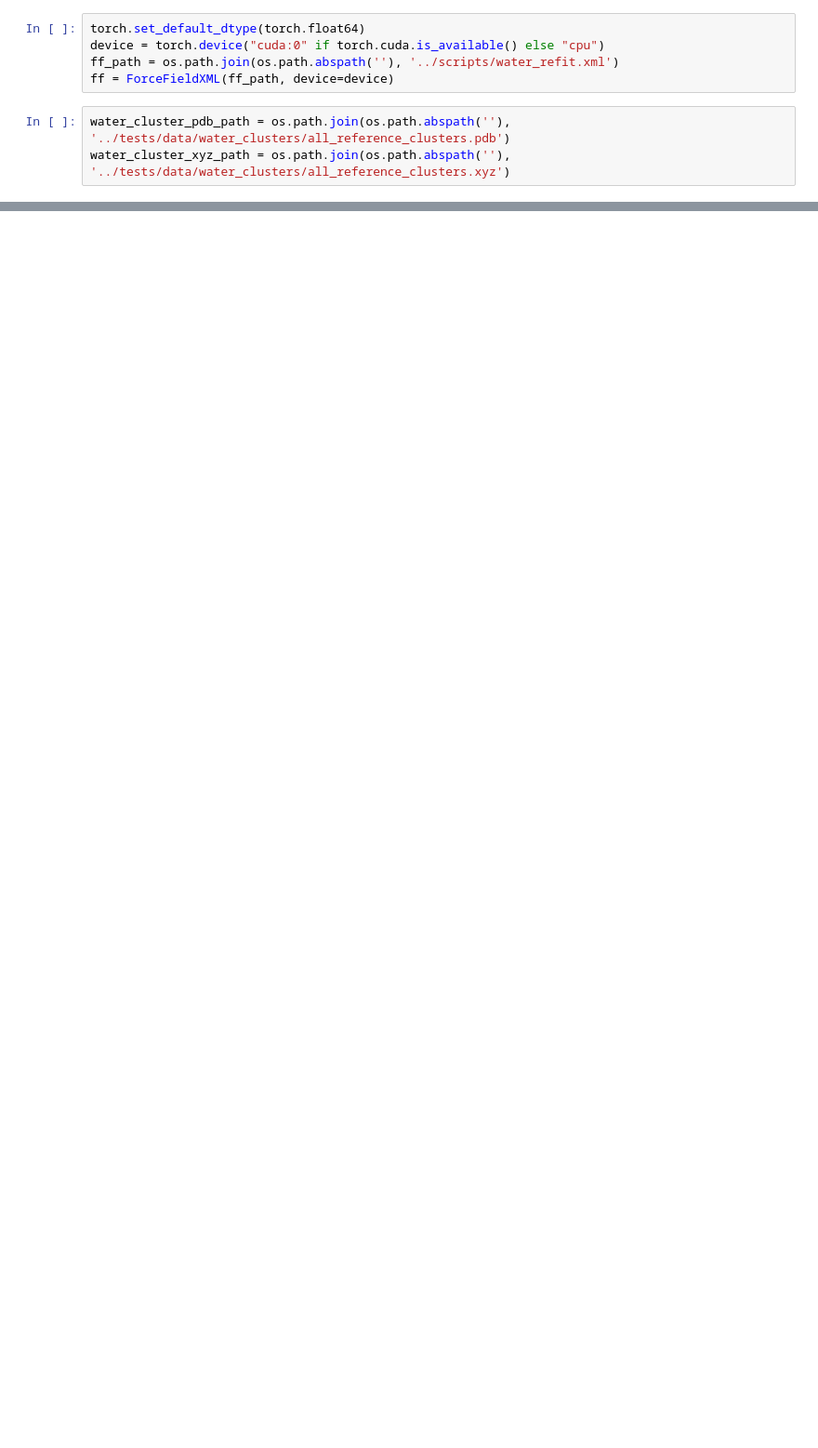
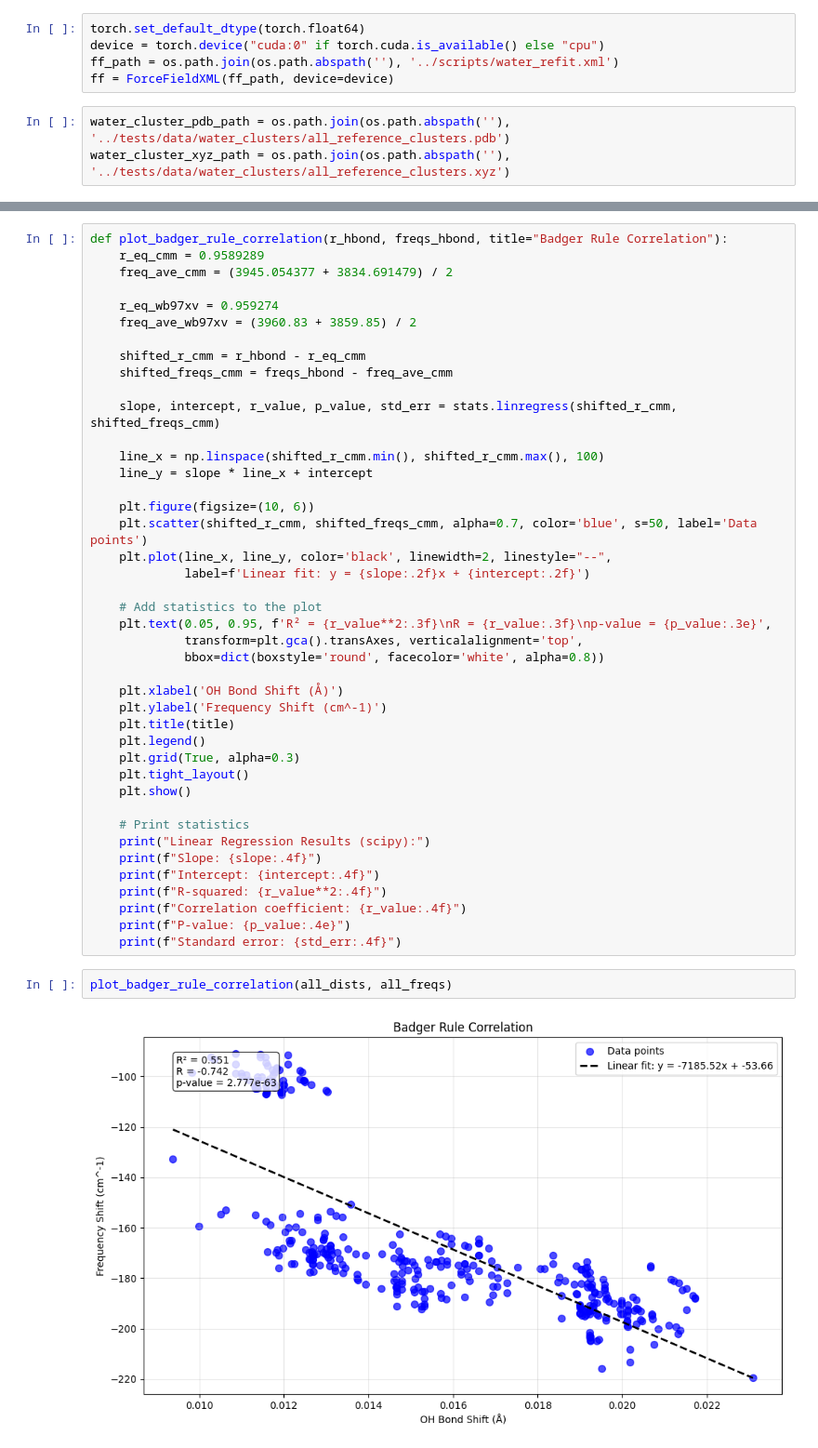
Before and after one commit to Ericwang6/pyCMM, a Jupyter notebook: notebooks/water_cluster_analysis.ipynb, the cells around one changed output, grey strips where cells are left out. Shown: that part at 93% size. Drawn from its saved outputs; the diff is of its cells as text; blank space fills up the shorter version.

Commit message:
Added harmonic analysis driver and began looking at badger rule correlation for new models

```diff
--- a/notebooks/water_cluster_analysis.ipynb
+++ b/notebooks/water_cluster_analysis.ipynb
@@ -89,0 +200,46 @@ tensor([[-7.2853e-02, -1.5006e+00, -3.8621e-19],
+# %%
+def plot_badger_rule_correlation(r_hbond, freqs_hbond, title="Badger Rule Correlation"):
+    r_eq_cmm = 0.9589289
+    freq_ave_cmm = (3945.054377 + 3834.691479) / 2
+
+    r_eq_wb97xv = 0.959274
+    freq_ave_wb97xv = (3960.83 + 3859.85) / 2
+
+    shifted_r_cmm = r_hbond - r_eq_cmm
+    shifted_freqs_cmm = freqs_hbond - freq_ave_cmm
+
+    slope, intercept, r_value, p_value, std_err = stats.linregress(shifted_r_cmm, shifted_freqs_cmm)
+
+    line_x = np.linspace(shifted_r_cmm.min(), shifted_r_cmm.max(), 100)
+    line_y = slope * line_x + intercept
+
+    plt.figure(figsize=(10, 6))
+    plt.scatter(shifted_r_cmm, shifted_freqs_cmm, alpha=0.7, color='blue', s=50, label='Data points')
+    plt.plot(line_x, line_y, color='black', linewidth=2, linestyle="--",
+             label=f'Linear fit: y = {slope:.2f}x + {intercept:.2f}')
+
+    # Add statistics to the plot
+    plt.text(0.05, 0.95, f'R² = {r_value**2:.3f}\nR = {r_value:.3f}\np-value = {p_value:.3e}',
+             transform=plt.gca().transAxes, verticalalignment='top',
+             bbox=dict(boxstyle='round', facecolor='white', alpha=0.8))
+
+    plt.xlabel('OH Bond Shift (Å)')
+    plt.ylabel('Frequency Shift (cm^-1)')
+    plt.title(title)
+    plt.legend()
+    plt.grid(True, alpha=0.3)
+    plt.tight_layout()
+    plt.show()
+
+    # Print statistics
+    print("Linear Regression Results (scipy):")
+    print(f"Slope: {slope:.4f}")
+    print(f"Intercept: {intercept:.4f}")
+    print(f"R-squared: {r_value**2:.4f}")
+    print(f"Correlation coefficient: {r_value:.4f}")
+    print(f"P-value: {p_value:.4e}")
+    print(f"Standard error: {std_err:.4f}")
+# %%
+plot_badger_rule_correlation(all_dists, all_freqs)
+# %% [output]
+[figure, added]
```
Also changed, not shown: parts of 12 cells of this notebook, 13 other files.
